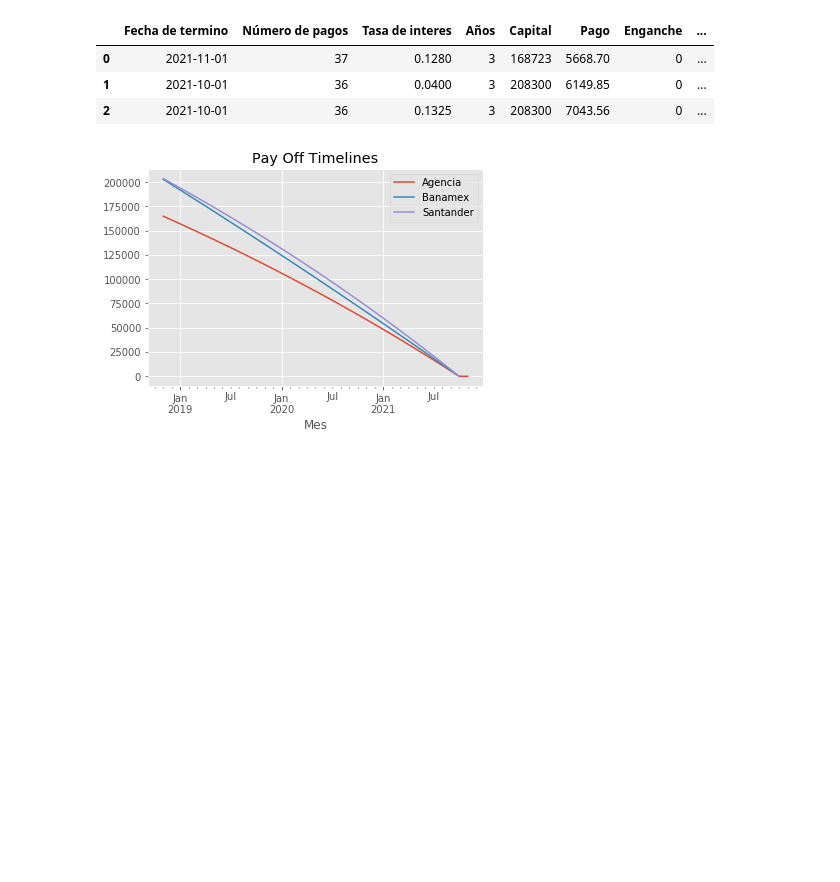
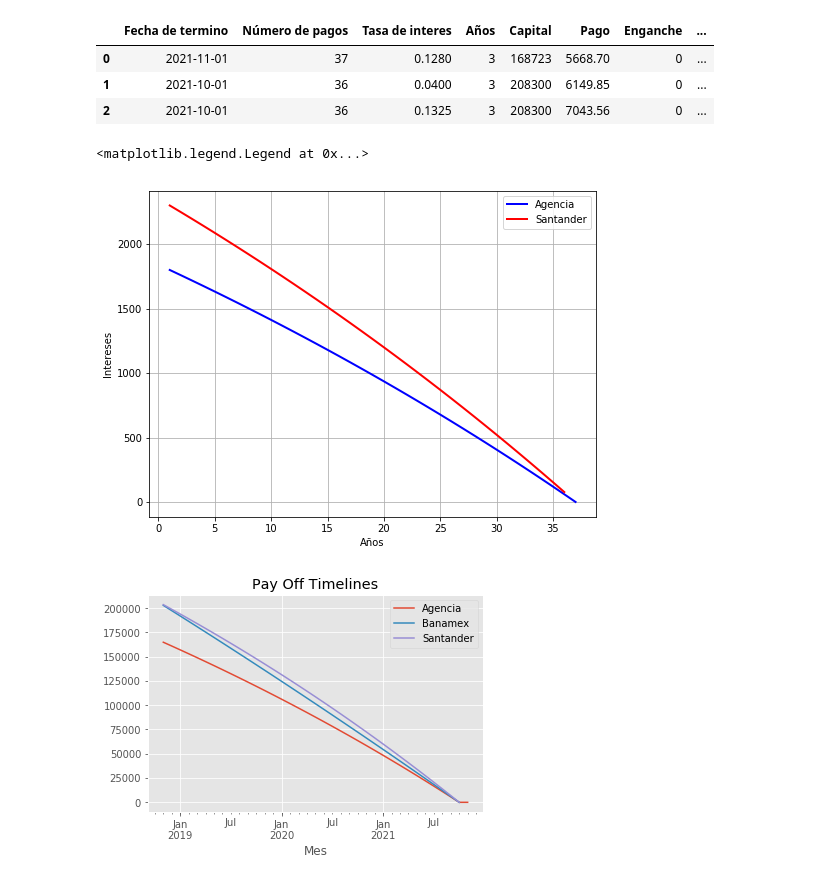
Before and after one commit to labv98/Proyecto-2, a Jupyter notebook: ProyectoModulo2_FrancoJE_FigueroaAR_BarraganVL.ipynb, the cells around one changed output. Saved outputs shown, nothing was run; the diff lists cells and outputs as text; code cells hidden in the pictures; blank space fills up the shorter version.

```diff
--- a/ProyectoModulo2_FrancoJE_FigueroaAR_BarraganVL.ipynb
+++ b/ProyectoModulo2_FrancoJE_FigueroaAR_BarraganVL.ipynb
@@ -153,3 +153,7 @@ df.tail()
 | 34 | 35 | 2021-09-01 | 11158.77 | 5668.70 | 119.03 | 5549.67 | 0 | 5609.10 |
 | 35 | 36 | 2021-10-01 | 5609.10 | 5668.70 | 59.83 | 5608.87 | 0 | 0.23 |
 | 36 | 37 | 2021-11-01 | 0.23 | 0.23 | 0.00 | 0.23 | 0 | 0.00 |
+# %%
+xA = df.iloc[:,0]
+yA = df.iloc[:,4]
+yA
@@ -215,3 +237,7 @@ df.tail()
 | 33 | 34 | 2021-08-01 | 20672.45 | 7043.56 | 228.26 | 6815.30 | 0 | 13857.15 |
 | 34 | 35 | 2021-09-01 | 13857.15 | 7043.56 | 153.01 | 6890.55 | 0 | 6966.60 |
 | 35 | 36 | 2021-10-01 | 6966.60 | 7043.52 | 76.92 | 6966.60 | 0 | 0.00 |
+# %%
+xS = df.iloc[:,0]
+yS = df.iloc[:,4]
+yS
@@ -228,6 +272,20 @@ pd.DataFrame([res1, res2, res3])
 | 0 | 2021-11-01 | 37 | 0.1280 | 3 | 168723 | 5668.70 | 0 | ... |
 | 1 | 2021-10-01 | 36 | 0.0400 | 3 | 208300 | 6149.85 | 0 | ... |
 | 2 | 2021-10-01 | 36 | 0.1325 | 3 | 208300 | 7043.56 | 0 | ... |
+# %%
+plt.figure(figsize=(8,6))
+
+plt.plot(xA, yA, 'b', lw=2, label='Agencia')
+
+plt.plot(xS, yS, 'r', lw=2, label='Santander')
+
+plt.grid()
+plt.xlabel('Años')
+plt.ylabel('Intereses')
+plt.legend(loc='best')
+# %% [output]
+<matplotlib.legend.Legend at 0x...>
+[figure, added]
 # %%
 %matplotlib inline
 plt.style.use('ggplot')
```
Also changed, not shown: parts of 2 cells of this notebook.
